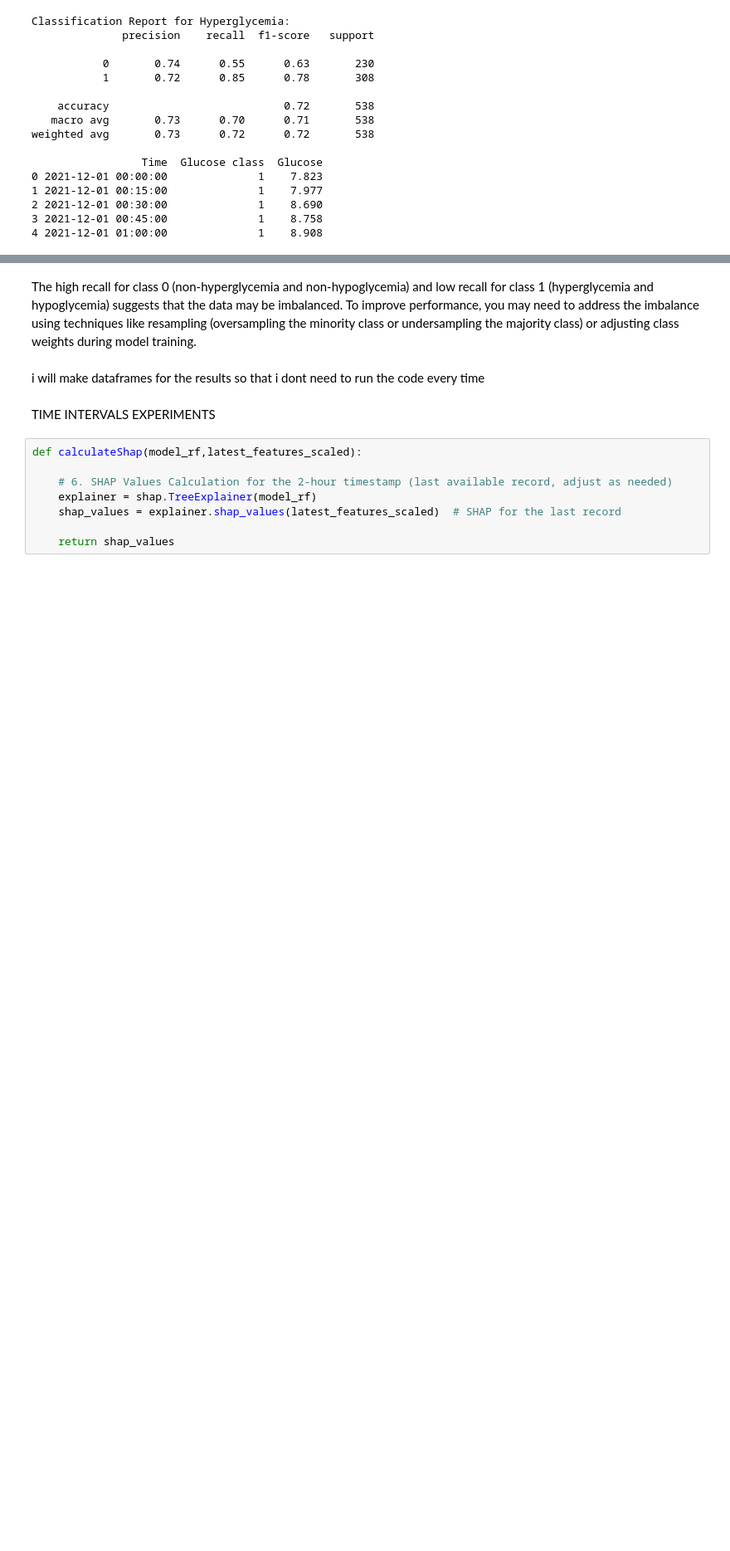
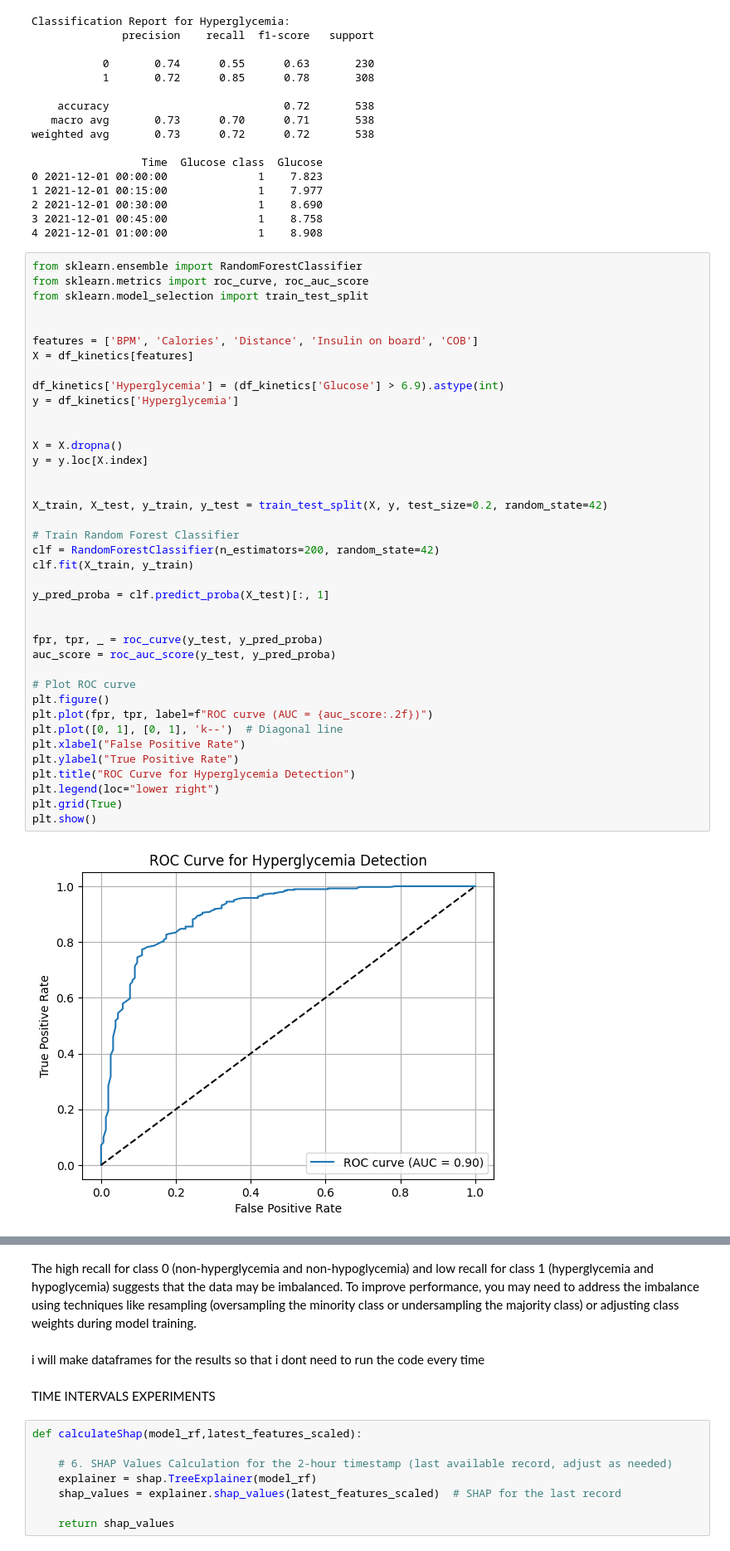
Before and after one commit to emmacscs/FinalProjectThesis, a Jupyter notebook: testings/preprocessing.ipynb, the cells around one changed output, grey strips where cells are left out. Shown at 83% size. Drawn from its saved outputs; the diff is of its cells as text; blank space fills up the shorter version.

```diff
--- a/testings/preprocessing.ipynb
+++ b/testings/preprocessing.ipynb
@@ -683,3 +683,44 @@ weighted avg       0.73      0.72      0.72       538
 2 2021-12-01 00:30:00              1    8.690
 3 2021-12-01 00:45:00              1    8.758
 4 2021-12-01 01:00:00              1    8.908
+# %%
+from sklearn.ensemble import RandomForestClassifier
+from sklearn.metrics import roc_curve, roc_auc_score
+from sklearn.model_selection import train_test_split
+
+
+features = ['BPM', 'Calories', 'Distance', 'Insulin on board', 'COB']
+X = df_kinetics[features]
+
+df_kinetics['Hyperglycemia'] = (df_kinetics['Glucose'] > 6.9).astype(int)
+y = df_kinetics['Hyperglycemia']
+
+
+X = X.dropna()
+y = y.loc[X.index]
+
+
+X_train, X_test, y_train, y_test = train_test_split(X, y, test_size=0.2, random_state=42)
+
+# Train Random Forest Classifier
+clf = RandomForestClassifier(n_estimators=200, random_state=42)
+clf.fit(X_train, y_train)
+
+y_pred_proba = clf.predict_proba(X_test)[:, 1]
+
+
+fpr, tpr, _ = roc_curve(y_test, y_pred_proba)
+auc_score = roc_auc_score(y_test, y_pred_proba)
+
+# Plot ROC curve
+plt.figure()
+plt.plot(fpr, tpr, label=f"ROC curve (AUC = {auc_score:.2f})")
+plt.plot([0, 1], [0, 1], 'k--')  # Diagonal line
+plt.xlabel("False Positive Rate")
+plt.ylabel("True Positive Rate")
+plt.title("ROC Curve for Hyperglycemia Detection")
+plt.legend(loc="lower right")
+plt.grid(True)
+plt.show()
+# %% [output]
+[figure, added]
```
Also changed, not shown: parts of 1 cell of this notebook, 1 other file.
